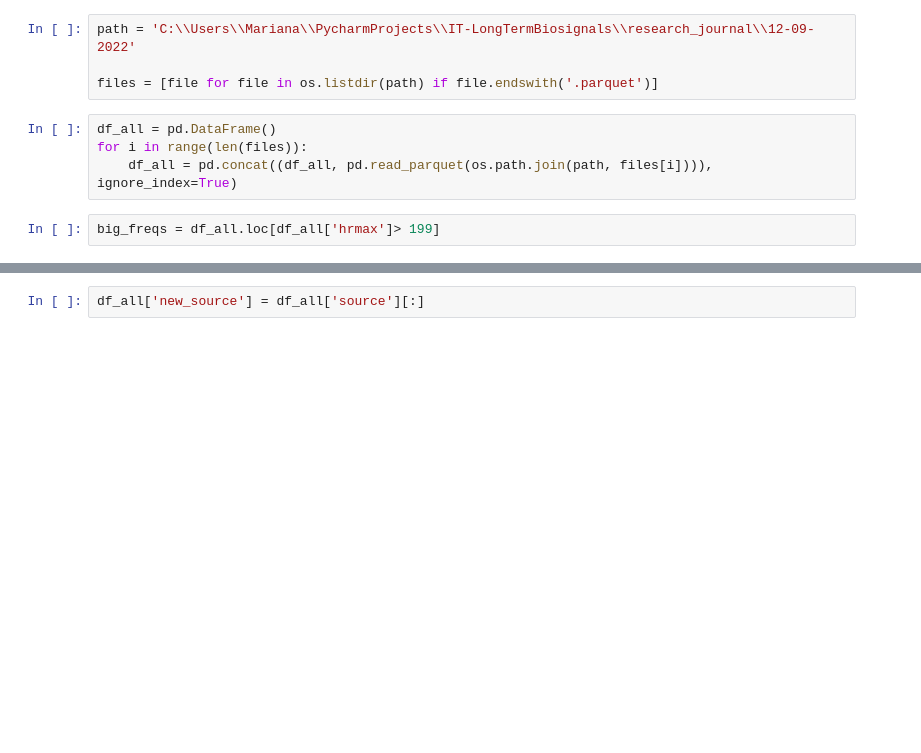
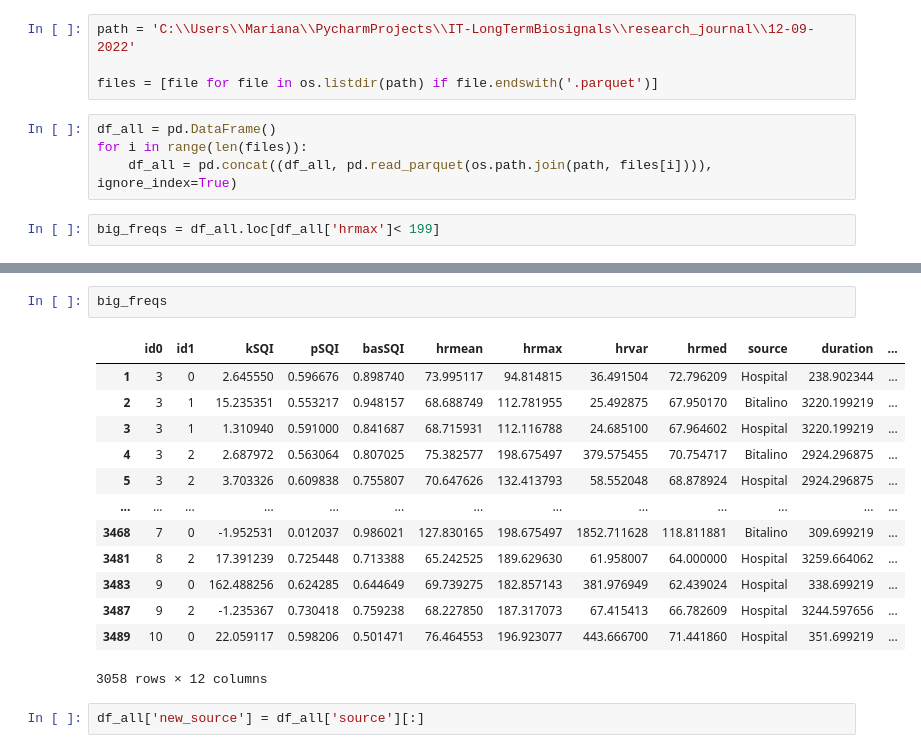
Before and after one commit to jomy-kk/LTBio, a Jupyter notebook: research_journal/12-09-2022/signal_quality_ecg_all.ipynb, the cells around one changed output, grey strips where cells are left out. Cells and saved outputs as stored; diff of their text form; blank space fills up the shorter version.

```diff
--- a/research_journal/12-09-2022/signal_quality_ecg_all.ipynb
+++ b/research_journal/12-09-2022/signal_quality_ecg_all.ipynb
@@ -12,4 +12,4 @@ df_all = pd.DataFrame()
 for i in range(len(files)):
     df_all = pd.concat((df_all, pd.read_parquet(os.path.join(path, files[i]))), ignore_index=True)
 # %%
-big_freqs = df_all.loc[df_all['hrmax']> 199]
+big_freqs = df_all.loc[df_all['hrmax']< 199]
@@ -31,3 +16,19 @@ big_freqs = df_all.loc[df_all['hrmax']> 199]
+# %%
+big_freqs
+# %% [output]
+|  | id0 | id1 | kSQI | pSQI | basSQI | hrmean | hrmax | hrvar | hrmed | source | duration | ... |
+| 1 | 3 | 0 | 2.645550 | 0.596676 | 0.898740 | 73.995117 | 94.814815 | 36.491504 | 72.796209 | Hospital | 238.902344 | ... |
+| 2 | 3 | 1 | 15.235351 | 0.553217 | 0.948157 | 68.688749 | 112.781955 | 25.492875 | 67.950170 | Bitalino | 3220.199219 | ... |
+| 3 | 3 | 1 | 1.310940 | 0.591000 | 0.841687 | 68.715931 | 112.116788 | 24.685100 | 67.964602 | Hospital | 3220.199219 | ... |
+| 4 | 3 | 2 | 2.687972 | 0.563064 | 0.807025 | 75.382577 | 198.675497 | 379.575455 | 70.754717 | Bitalino | 2924.296875 | ... |
+| 5 | 3 | 2 | 3.703326 | 0.609838 | 0.755807 | 70.647626 | 132.413793 | 58.552048 | 68.878924 | Hospital | 2924.296875 | ... |
+| ... | ... | ... | ... | ... | ... | ... | ... | ... | ... | ... | ... | ... |
+| 3468 | 7 | 0 | -1.952531 | 0.012037 | 0.986021 | 127.830165 | 198.675497 | 1852.711628 | 118.811881 | Bitalino | 309.699219 | ... |
+| 3481 | 8 | 2 | 17.391239 | 0.725448 | 0.713388 | 65.242525 | 189.629630 | 61.958007 | 64.000000 | Hospital | 3259.664062 | ... |
+| 3483 | 9 | 0 | 162.488256 | 0.624285 | 0.644649 | 69.739275 | 182.857143 | 381.976949 | 62.439024 | Hospital | 338.699219 | ... |
+| 3487 | 9 | 2 | -1.235367 | 0.730418 | 0.759238 | 68.227850 | 187.317073 | 67.415413 | 66.782609 | Hospital | 3244.597656 | ... |
+| 3489 | 10 | 0 | 22.059117 | 0.598206 | 0.501471 | 76.464553 | 196.923077 | 443.666700 | 71.441860 | Hospital | 351.699219 | ... |
+3058 rows × 12 columns
 # %%
 df_all['new_source'] = df_all['source'][:]
 # %%
```
Also changed, not shown: parts of 1 cell of this notebook, 20 other files.
